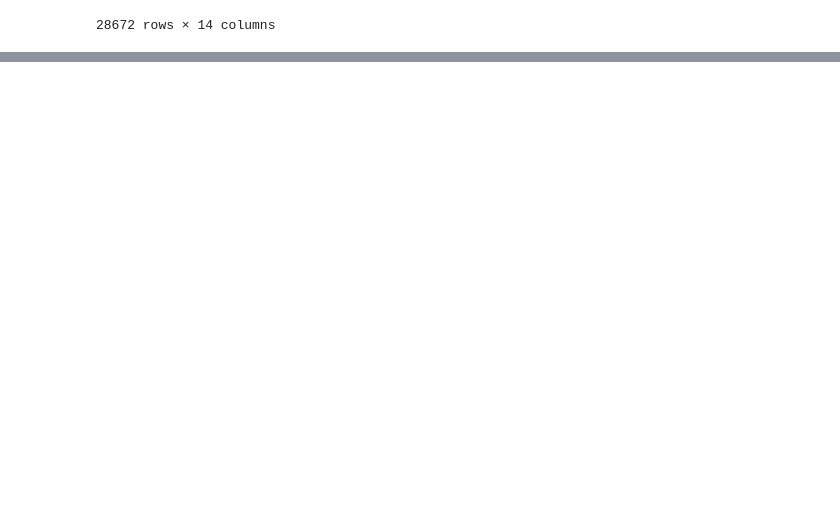
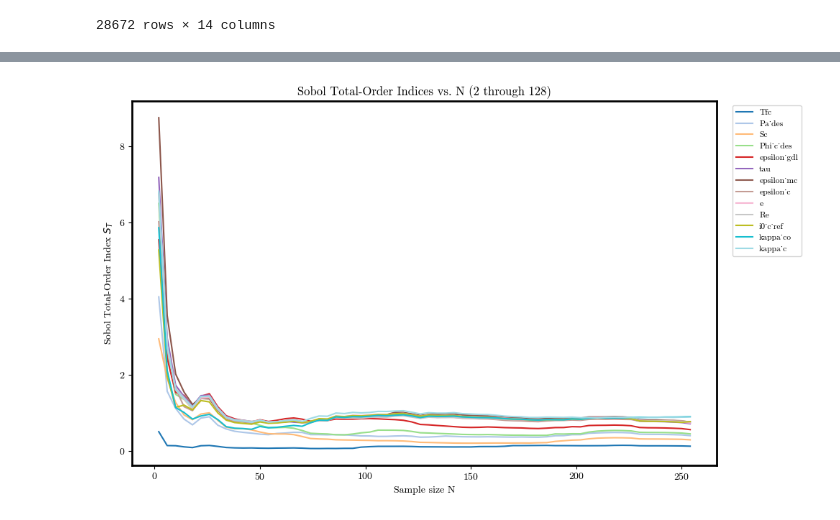
Before and after one commit to DejvisT/Sensitivity-Analysis-and-Surrogate-Modeling-of-PEM-Fuel-Cells, a Jupyter notebook: notebooks/01_sobol_sample.ipynb, the cells around one changed output, grey strips where cells are left out. Cells and saved outputs as stored; diff of their text form; code cells hidden in the pictures; blank space fills up the shorter version.

```diff
--- a/notebooks/01_sobol_sample.ipynb
+++ b/notebooks/01_sobol_sample.ipynb
@@ -114,0 +182,22 @@ pd.read_pickle('../sampling_test/results_sobol5000.pkl')
+# %%
+
+# 3) plot
+cmap = plt.get_cmap('tab20', len(st_df.columns))
+
+plt.figure(figsize=(10, 6))
+for idx, param in enumerate(st_df.columns):
+    plt.plot(
+        st_df.index,
+        st_df[param],
+        label=param,
+        color=cmap(idx)
+    )
+
+plt.xlabel("Sample size N")
+plt.ylabel("Sobol Total-Order Index $S_T$")
+plt.title("Sobol Total-Order Indices vs. N (2 through 128)")
+plt.legend(bbox_to_anchor=(1.02, 1), loc='upper left', fontsize="small")
+plt.tight_layout()
+plt.show()
+# %% [output]
+[figure, added]
```
Also changed, not shown: parts of 10 cells of this notebook, 1 other file.
